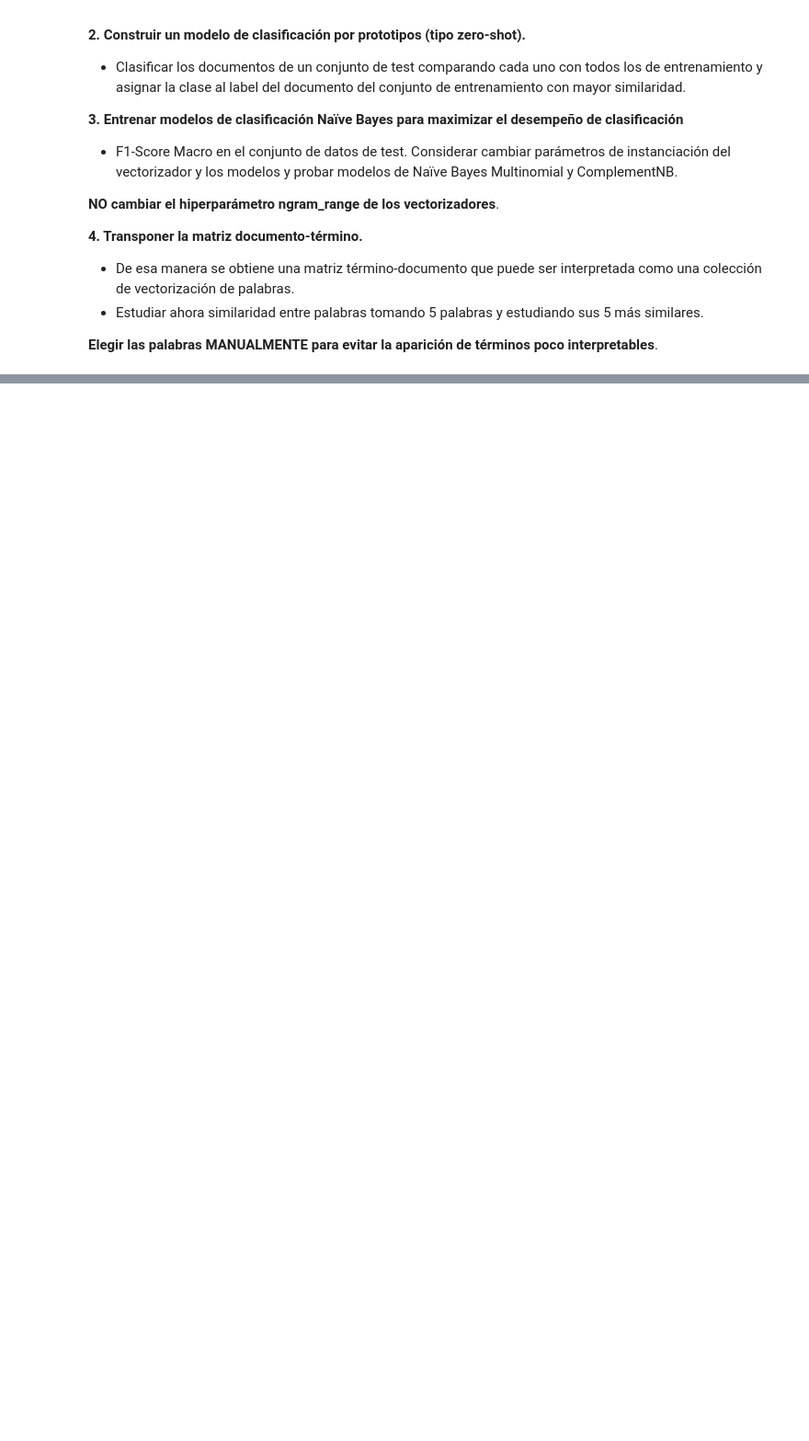
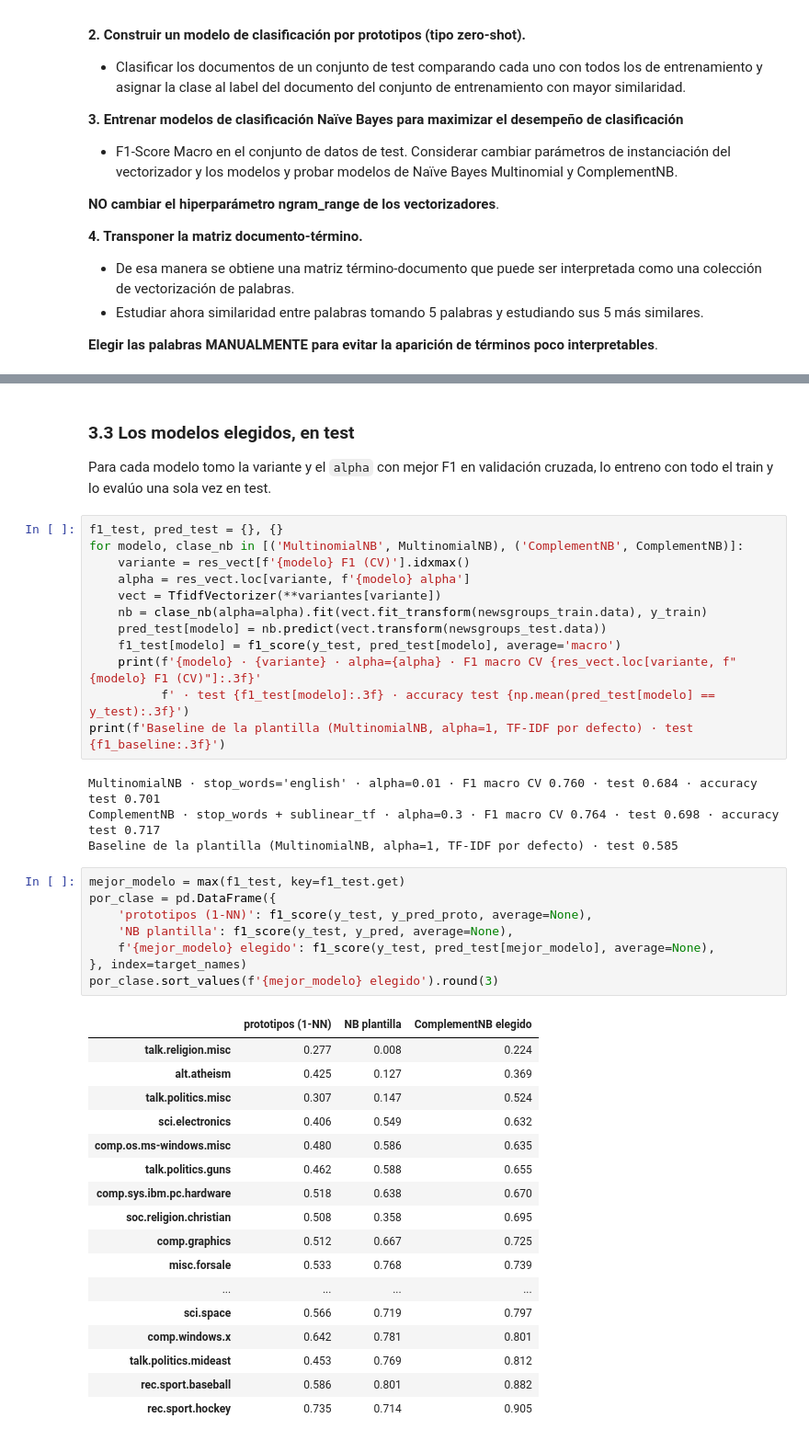
Before and after one commit to rodrigoenzohernandez/CEIA-procesamiento-lenguaje-natural, a Jupyter notebook: desafios/01-vectorizacion/desafio-1.ipynb, the cells around one changed output, grey strips where cells are left out. Shown at 92% size. Drawn from its saved outputs; the diff is of its cells as text; blank space fills up the shorter version.

```diff
--- a/desafios/01-vectorizacion/desafio-1.ipynb
+++ b/desafios/01-vectorizacion/desafio-1.ipynb
@@ -241,0 +591,46 @@ de instanciación del vectorizador y los modelos y probar modelos de Naïve Baye
+# %% [markdown]
+### 3.3 Los modelos elegidos, en test
+
+Para cada modelo tomo la variante y el `alpha` con mejor F1 en validación cruzada, lo entreno con todo el train y lo evalúo una sola vez en test.
+# %%
+f1_test, pred_test = {}, {}
+for modelo, clase_nb in [('MultinomialNB', MultinomialNB), ('ComplementNB', ComplementNB)]:
+    variante = res_vect[f'{modelo} F1 (CV)'].idxmax()
+    alpha = res_vect.loc[variante, f'{modelo} alpha']
+    vect = TfidfVectorizer(**variantes[variante])
+    nb = clase_nb(alpha=alpha).fit(vect.fit_transform(newsgroups_train.data), y_train)
+    pred_test[modelo] = nb.predict(vect.transform(newsgroups_test.data))
+    f1_test[modelo] = f1_score(y_test, pred_test[modelo], average='macro')
+    print(f'{modelo} · {variante} · alpha={alpha} · F1 macro CV {res_vect.loc[variante, f"{modelo} F1 (CV)"]:.3f}'
+          f' · test {f1_test[modelo]:.3f} · accuracy test {np.mean(pred_test[modelo] == y_test):.3f}')
+print(f'Baseline de la plantilla (MultinomialNB, alpha=1, TF-IDF por defecto) · test {f1_baseline:.3f}')
+# %% [output]
+MultinomialNB · stop_words='english' · alpha=0.01 · F1 macro CV 0.760 · test 0.684 · accuracy test 0.701
+ComplementNB · stop_words + sublinear_tf · alpha=0.3 · F1 macro CV 0.764 · test 0.698 · accuracy test 0.717
+Baseline de la plantilla (MultinomialNB, alpha=1, TF-IDF por defecto) · test 0.585
+# %%
+mejor_modelo = max(f1_test, key=f1_test.get)
+por_clase = pd.DataFrame({
+    'prototipos (1-NN)': f1_score(y_test, y_pred_proto, average=None),
+    'NB plantilla': f1_score(y_test, y_pred, average=None),
+    f'{mejor_modelo} elegido': f1_score(y_test, pred_test[mejor_modelo], average=None),
+}, index=target_names)
+por_clase.sort_values(f'{mejor_modelo} elegido').round(3)
+# %% [output]
+|  | prototipos (1-NN) | NB plantilla | ComplementNB elegido |
+| talk.religion.misc | 0.277 | 0.008 | 0.224 |
+| alt.atheism | 0.425 | 0.127 | 0.369 |
+| talk.politics.misc | 0.307 | 0.147 | 0.524 |
+| sci.electronics | 0.406 | 0.549 | 0.632 |
+| comp.os.ms-windows.misc | 0.480 | 0.586 | 0.635 |
+| talk.politics.guns | 0.462 | 0.588 | 0.655 |
+| comp.sys.ibm.pc.hardware | 0.518 | 0.638 | 0.670 |
+| soc.religion.christian | 0.508 | 0.358 | 0.695 |
+| comp.graphics | 0.512 | 0.667 | 0.725 |
+| misc.forsale | 0.533 | 0.768 | 0.739 |
+| ... | ... | ... | ... |
+| sci.space | 0.566 | 0.719 | 0.797 |
+| comp.windows.x | 0.642 | 0.781 | 0.801 |
+| talk.politics.mideast | 0.453 | 0.769 | 0.812 |
+| rec.sport.baseball | 0.586 | 0.801 | 0.882 |
+| rec.sport.hockey | 0.735 | 0.714 | 0.905 |
```
Also changed, not shown: parts of 37 cells of this notebook, 2 other files.
